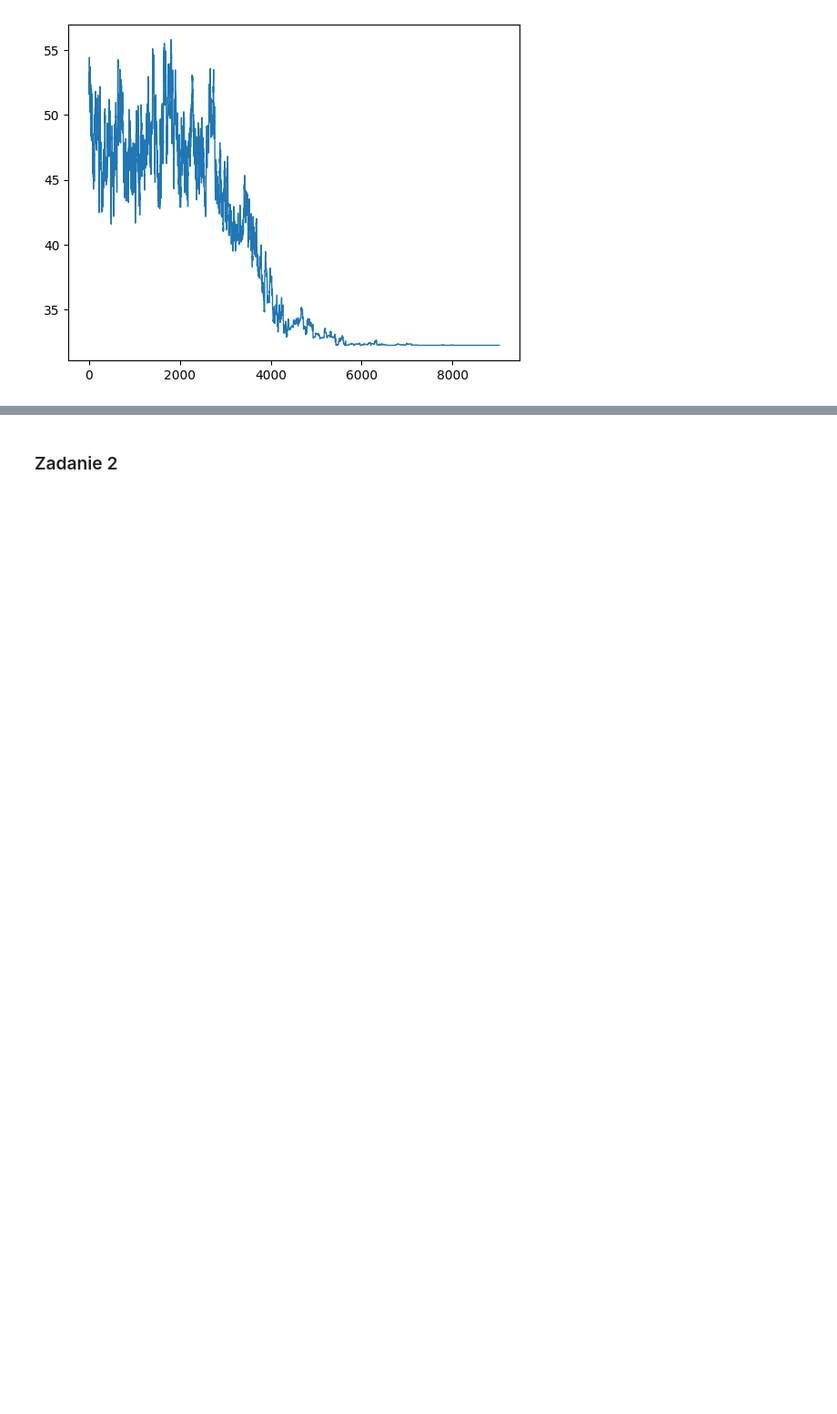
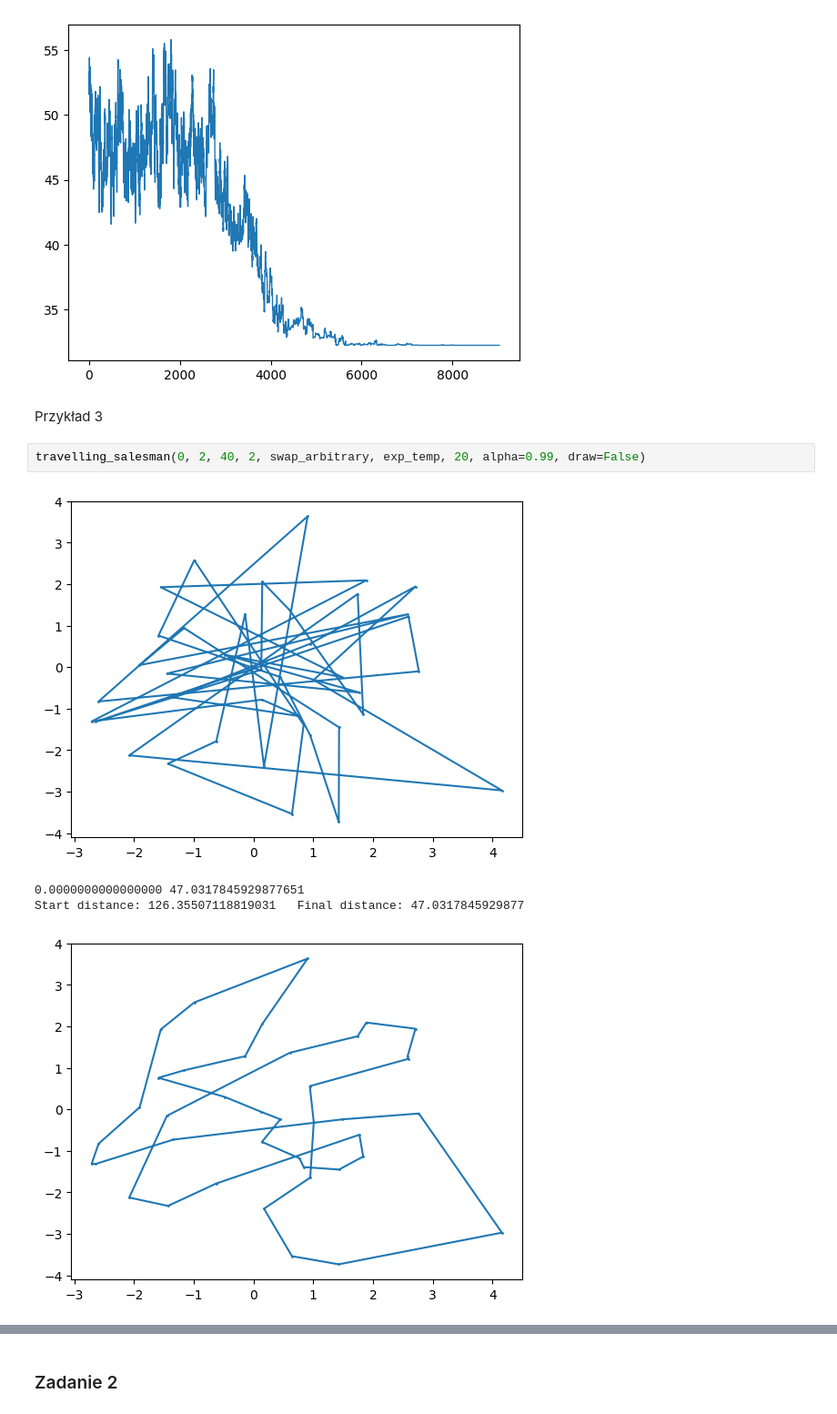
Before and after one commit to Panyloi/MOwNiT_AGH, a Jupyter notebook: lab4/lab4.ipynb, the cells around one changed output, grey strips where cells are left out. Shown at 91% size. Cells and saved outputs as stored; diff of their text form; blank space fills up the shorter version.

```diff
--- a/lab4/lab4.ipynb
+++ b/lab4/lab4.ipynb
@@ -196,3 +201,12 @@ travelling_salesman(0, 2, 50, 1, swap_consecutive, exp_temp, 20)
 Start distance: 51.72260612619396   Final distance: 32.24763377050952
 [figure]
 [figure]
+# %% [markdown]
+Przykład 3
+# %%
+travelling_salesman(0, 2, 40, 2, swap_arbitrary, exp_temp, 20, alpha=0.99, draw=False)
+# %% [output]
+[figure, added]
+0.0000000000000000 47.0317845929877651
+Start distance: 126.35507118819031   Final distance: 47.0317845929877
+[figure, added]
```
Also changed, not shown: parts of 16 cells of this notebook.
